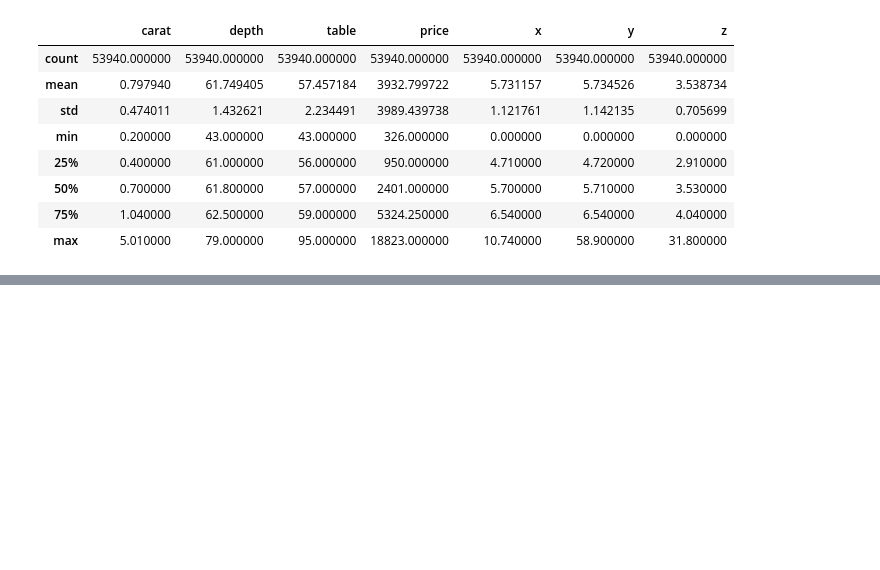
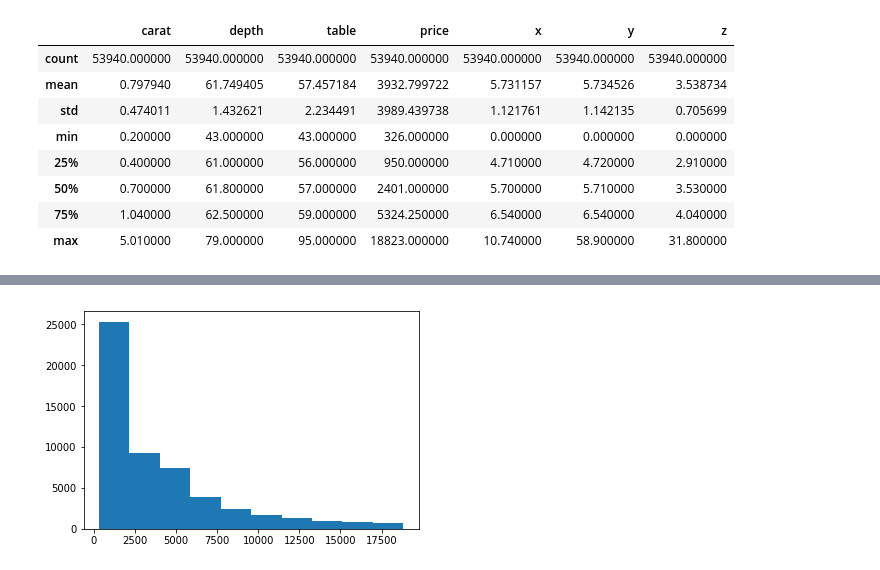
Before and after one commit to iRaied/Diamond-Pricing, a Jupyter notebook: Diamond_Project.ipynb, the cells around one changed output, grey strips where cells are left out. Drawn from its saved outputs; the diff is of its cells as text; code cells hidden in the pictures; blank space fills up the shorter version.

```diff
--- a/Diamond_Project.ipynb
+++ b/Diamond_Project.ipynb
@@ -57,0 +78,7 @@ diamonds.describe()
+# %%
+#diamonds.price.hist();
+plt.hist(data = diamonds, x = 'price');
+#xticks = ['2.5k', '5k', '7.5k', '10k', '12.5k', '15k', '17.5k']
+#plt.xticks(xticks, xticks);
+# %% [output]
+[figure, added]
```
Also changed, not shown: parts of 19 cells of this notebook, 1 other file.
